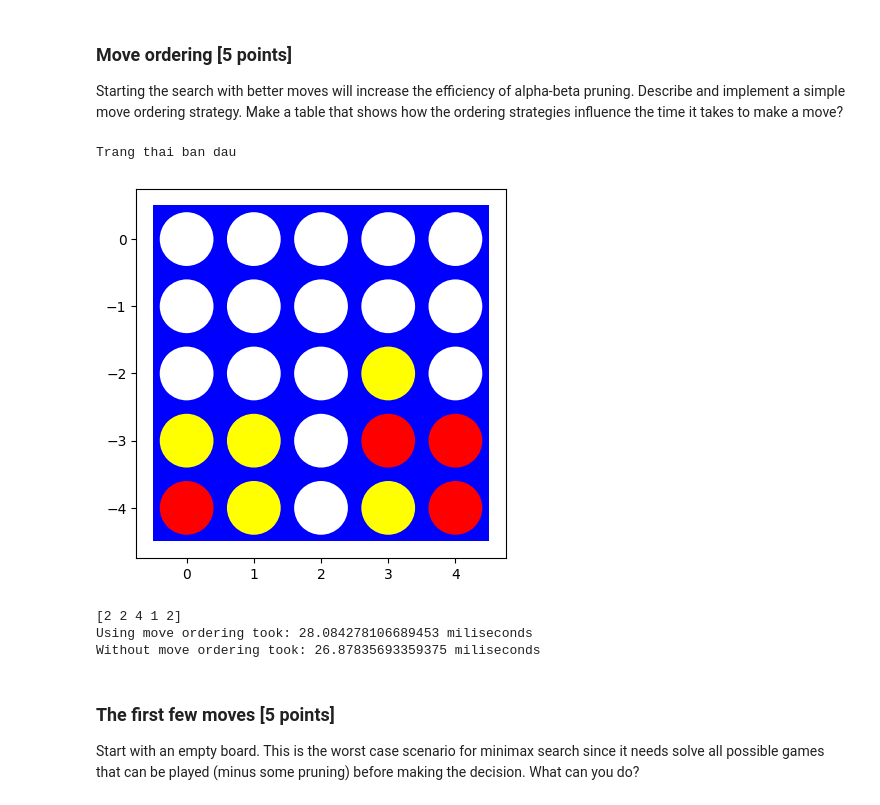
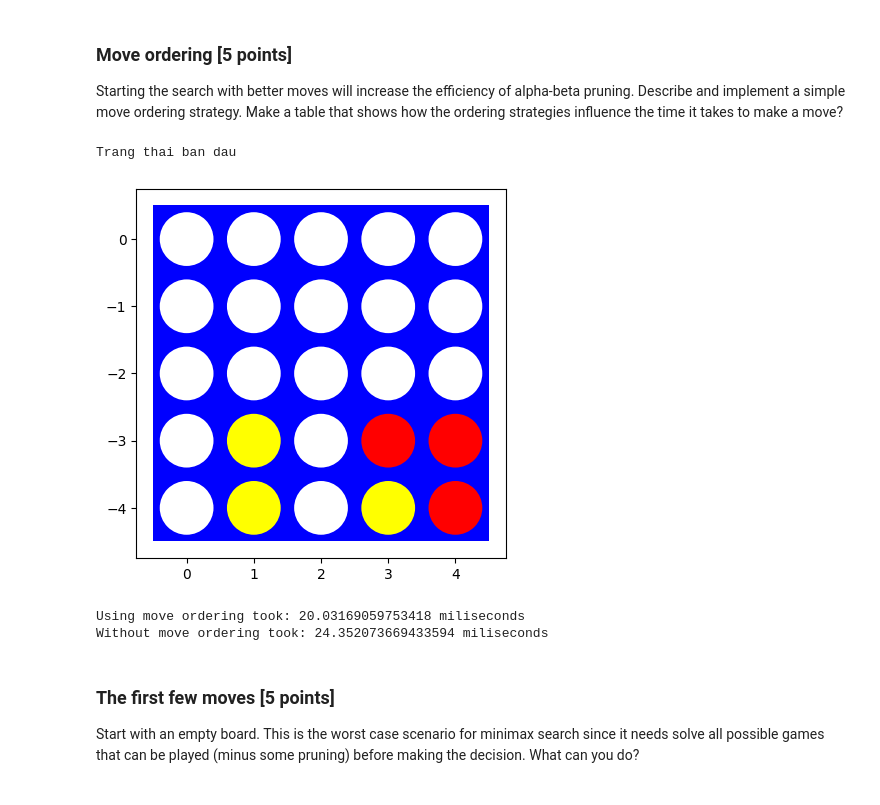
Before and after one commit to LaiTanTai/CSTTNT_NC, a Jupyter notebook: lab04/assignment_connect4.ipynb, the cells around one changed output. Drawn from its saved outputs; the diff is of its cells as text; code cells hidden in the pictures.

```diff
--- a/lab04/assignment_connect4.ipynb
+++ b/lab04/assignment_connect4.ipynb
@@ -543,41 +543,39 @@ Starting the search with better moves will increase the efficiency of alpha-beta
 # Move Ordering
 
 # Trong thuật toán Alpha-Beta pruning, hiệu quả cắt tỉa phụ thuộc vào thứ tự duyệt các nước đi.
 # Chiến lược Move Ordering giúp sắp xếp nước đi sao cho các lựa chọn tiềm năng cao được xét trước, qua đó tăng khả năng cập nhật nhanh giá trị alpha và beta.
 
 # Trong bài này, ta sử dụng chiến lược center-first, ưu tiên các cột ở trung tâm vì chúng thường tạo ra nhiều hướng thắng hơn trong trò Mean Connect-4.
 
 # Ta sẽ custom lại hàm minimax đã code ở trên
 import time
 
 
 
 board = [[0, 0, 0, 0, 0],
          [0, 0, 0, 0, 0],
-         [0, 0, 0, -1, 0],
-         [-1, -1, 0, 1, 1],
-         [1, -1, 0, -1, 1]]
+         [0, 0, 0, 0, 0],
+         [0, -1, 0, 1, 1],
+         [0, -1, 0, -1, 1]]
 board = np.array(board)
 print(f"Trang thai ban dau ")
 visualize(board)
 last_row_each_col = np.sum(board == 0, axis=0) - 1
-print(last_row_each_col)
 node = Node(board,last_row_each_col)
 #so sánh Move_odering = True và False
 t0 = time.time()
 action, _ = minimax_decision(node,0,4,True)
 t1 = time.time()
 # new_board, new_last_row_each_col = result(board, last_row_each_col, action, player(node.board))
 action, _ = minimax_decision(node,0,4,False)
 t2 = time.time()
 print(f"Using move ordering took: {(t1 - t0) * 1e3} miliseconds")
 print(f"Without move ordering took: {(t2 - t1) * 1e3} miliseconds")
 # %% [output]
 Trang thai ban dau
-[figure, old version]
+[figure, new version]
-[2 2 4 1 2]
-Using move ordering took: 28.084278106689453 miliseconds
-Without move ordering took: 26.87835693359375 miliseconds
+Using move ordering took: 20.03169059753418 miliseconds
+Without move ordering took: 24.352073669433594 miliseconds
 # %% [markdown]
 ### The first few moves [5 points]
 
```
Also changed, not shown: parts of 12 cells of this notebook.
